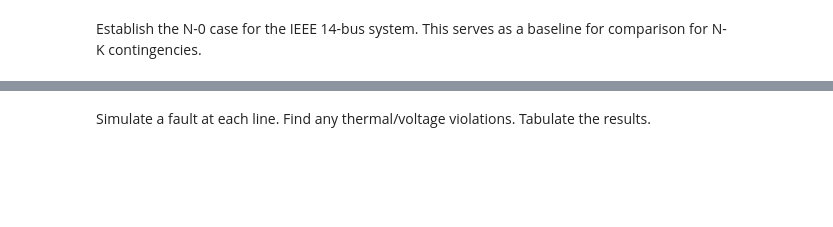
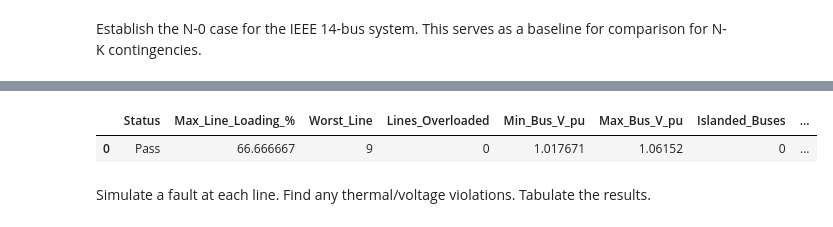
Before and after one commit to er-chang/Grid-Contingency-Analysis, a Jupyter notebook: notebook.ipynb, the cells around one changed output, grey strips where cells are left out. Saved outputs shown, nothing was run; the diff lists cells and outputs as text; code cells hidden in the pictures; blank space fills up the shorter version.

```diff
--- a/notebook.ipynb
+++ b/notebook.ipynb
@@ -87,3 +43,31 @@ Corrected N-0 max line loading
+# %%
+def check_case(net, n=1.0):
+    v = net.res_bus.loc[pq_buses, "vm_pu"] # load buses
+    loading = net.res_line["loading_percent"]
+    n_islanded = int(net.res_bus["vm_pu"].isna().sum())
+    n_overload = int((loading > load_max).sum())
+    bad = n_overload > 0 or v.min() < v_min or v.max() > v_max or n_islanded > 0
+    perf_index_v = ((abs(v-1.0)/0.10)**(2*n)).sum() # delta V represents bus voltage deviation from nominal target voltage (1.0 pu)
+    perf_index_l = ((loading/100)**(2*n)).sum() # divide by 100 to get ratio
+    return {
+        "Status": "Violation" if bad else "Pass",
+        "Max_Line_Loading_%": loading.max(),
+        "Worst_Line": loading.idxmax(),
+        "Lines_Overloaded": n_overload,
+        "Min_Bus_V_pu": v.min(),
+        "Max_Bus_V_pu": v.max(),
+        "Islanded_Buses": n_islanded,
+        "PI_V": perf_index_v,
+        "PI_L": perf_index_l,
+        "PI_Total": perf_index_v + perf_index_l,
+    }
+
+base_row = check_case(net)
+base_row["Tripped_Line"] = "N/A" # ideally, N-0 case should not have any tripped lines
+display(pd.DataFrame([base_row]))
+# %% [output]
+|  | Status | Max_Line_Loading_% | Worst_Line | Lines_Overloaded | Min_Bus_V_pu | Max_Bus_V_pu | Islanded_Buses | ... |
+| 0 | Pass | 66.666667 | 9 | 0 | 1.017671 | 1.06152 | 0 | ... |
 # %% [markdown]
 Simulate a fault at each line. Find any thermal/voltage violations. Tabulate the results.
 # %%
```
Also changed, not shown: parts of 8 cells of this notebook, 1 other file.
